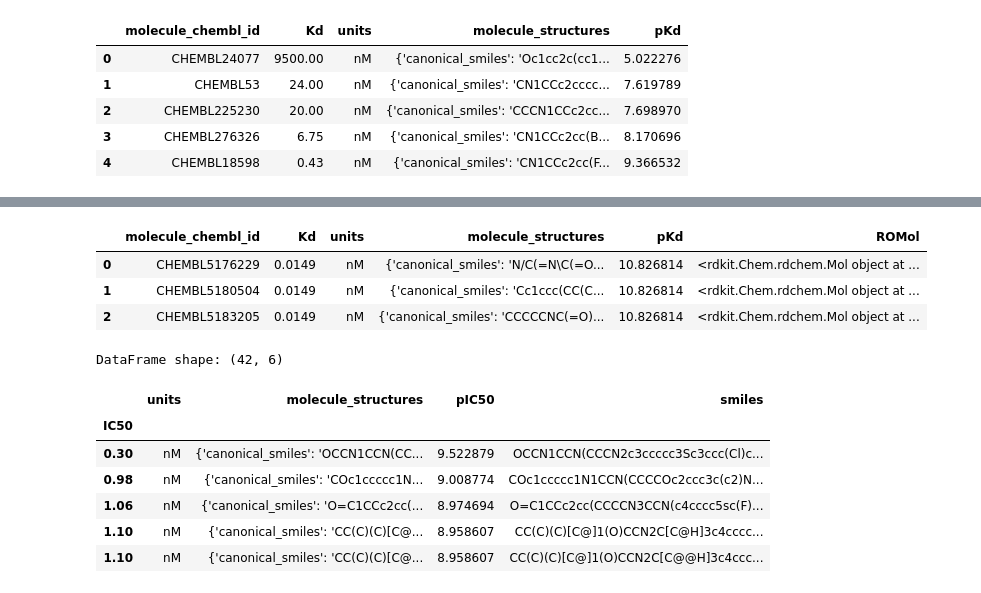
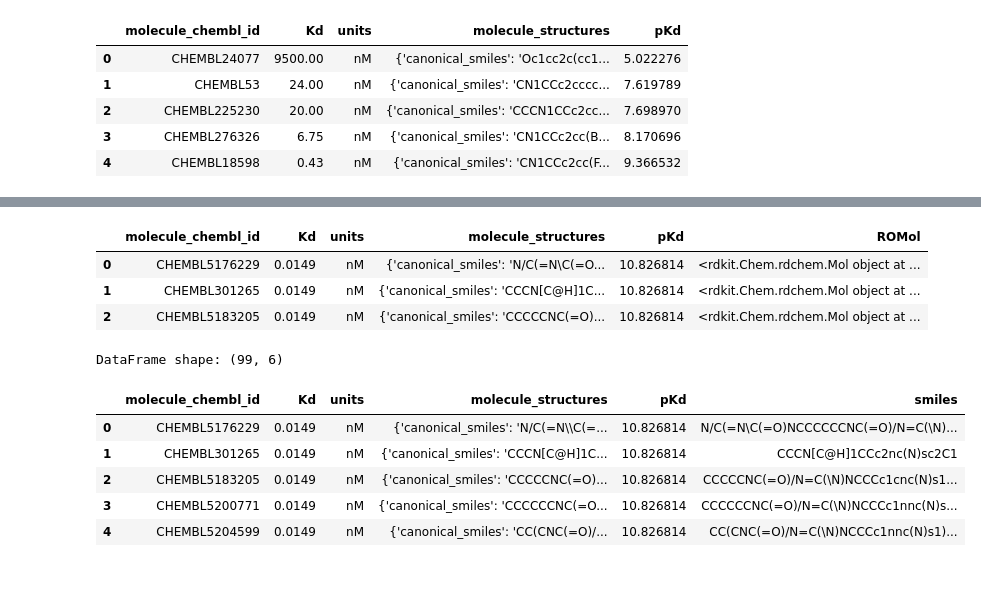
Before and after one commit to Maghanu/ACMDD_D2_Receptor, a Jupyter notebook: Workflow_step1 (Kd).ipynb, the cells around one changed output, grey strips where cells are left out. Drawn from its saved outputs; the diff is of its cells as text; code cells hidden in the pictures.

```diff
--- a/Workflow_step1 (Kd).ipynb
+++ b/Workflow_step1 (Kd).ipynb
@@ -107,7 +107,7 @@ def get_activities(
         "activity",
         {
             "target_chembl_id": target_chembl_id,
-            "type": activity_type,
+            "standard_type": activity_type,
             "relation": relation,
             "assay_type": assay_type,
         },
@@ -434,36 +455,34 @@ output_df.drop("smiles", axis=1).head(3)
 # %% [output]
 |  | molecule_chembl_id | Kd | units | molecule_structures | pKd | ROMol |
 | 0 | CHEMBL5176229 | 0.0149 | nM | {'canonical_smiles': 'N/C(=N\C(=O... | 10.826814 | <rdkit.Chem.rdchem.Mol object at ... |
-| 1 | CHEMBL5180504 | 0.0149 | nM | {'canonical_smiles': 'Cc1ccc(CC(C... | 10.826814 | <rdkit.Chem.rdchem.Mol object at ... |
+| 1 | CHEMBL301265 | 0.0149 | nM | {'canonical_smiles': 'CCCN[C@H]1C... | 10.826814 | <rdkit.Chem.rdchem.Mol object at ... |
 | 2 | CHEMBL5183205 | 0.0149 | nM | {'canonical_smiles': 'CCCCCNC(=O)... | 10.826814 | <rdkit.Chem.rdchem.Mol object at ... |
 # %%
 # Prepare saving the dataset: Drop the ROMol column
 output_df = output_df.drop("ROMol", axis=1)
 print(f"DataFrame shape: {output_df.shape}")
 # %% [output]
-DataFrame shape: (42, 6)
+DataFrame shape: (99, 6)
 # %%
 #Deze heb ik veranderd met copilot, belangrijk om na te checken
 # Disable this cell to unfreeze the dataset
-dataset_path = DATA / "DopamineD2_compounds.csv"
+dataset_path = DATA / "DopamineD2_compounds_Kd.csv"
 
 if dataset_path.exists():
     output_df = pd.read_csv(
         dataset_path,
-        index_col=0,
         float_precision="round_trip",
     )
 else:
     print(f"{dataset_path} not found; using the generated dataset.")
 output_df.head()
 # %% [output]
-|  | units | molecule_structures | pIC50 | smiles |
-| IC50 |  |  |  |  |
-| 0.30 | nM | {'canonical_smiles': 'OCCN1CCN(CC... | 9.522879 | OCCN1CCN(CCCN2c3ccccc3Sc3ccc(Cl)c... |
-| 0.98 | nM | {'canonical_smiles': 'COc1ccccc1N... | 9.008774 | COc1ccccc1N1CCN(CCCCOc2ccc3c(c2)N... |
-| 1.06 | nM | {'canonical_smiles': 'O=C1CCc2cc(... | 8.974694 | O=C1CCc2cc(CCCCN3CCN(c4cccc5sc(F)... |
-| 1.10 | nM | {'canonical_smiles': 'CC(C)(C)[C@... | 8.958607 | CC(C)(C)[C@]1(O)CCN2C[C@H]3c4cccc... |
-| 1.10 | nM | {'canonical_smiles': 'CC(C)(C)[C@... | 8.958607 | CC(C)(C)[C@]1(O)CCN2C[C@@H]3c4ccc... |
+|  | molecule_chembl_id | Kd | units | molecule_structures | pKd | smiles |
+| 0 | CHEMBL5176229 | 0.0149 | nM | {'canonical_smiles': 'N/C(=N\\C(=... | 10.826814 | N/C(=N\C(=O)NCCCCCCNC(=O)/N=C(\N)... |
+| 1 | CHEMBL301265 | 0.0149 | nM | {'canonical_smiles': 'CCCN[C@H]1C... | 10.826814 | CCCN[C@H]1CCc2nc(N)sc2C1 |
+| 2 | CHEMBL5183205 | 0.0149 | nM | {'canonical_smiles': 'CCCCCNC(=O)... | 10.826814 | CCCCCNC(=O)/N=C(\N)NCCCc1cnc(N)s1... |
+| 3 | CHEMBL5200771 | 0.0149 | nM | {'canonical_smiles': 'CCCCCCNC(=O... | 10.826814 | CCCCCCNC(=O)/N=C(\N)NCCCc1nnc(N)s... |
+| 4 | CHEMBL5204599 | 0.0149 | nM | {'canonical_smiles': 'CC(CNC(=O)/... | 10.826814 | CC(CNC(=O)/N=C(\N)NCCCc1nnc(N)s1)... |
 # %%
 print(f"DataFrame shape: {output_df.shape}")
 # NBVAL_CHECK_OUTPUT
```
Also changed, not shown: parts of 17 cells of this notebook, 1 other file.
